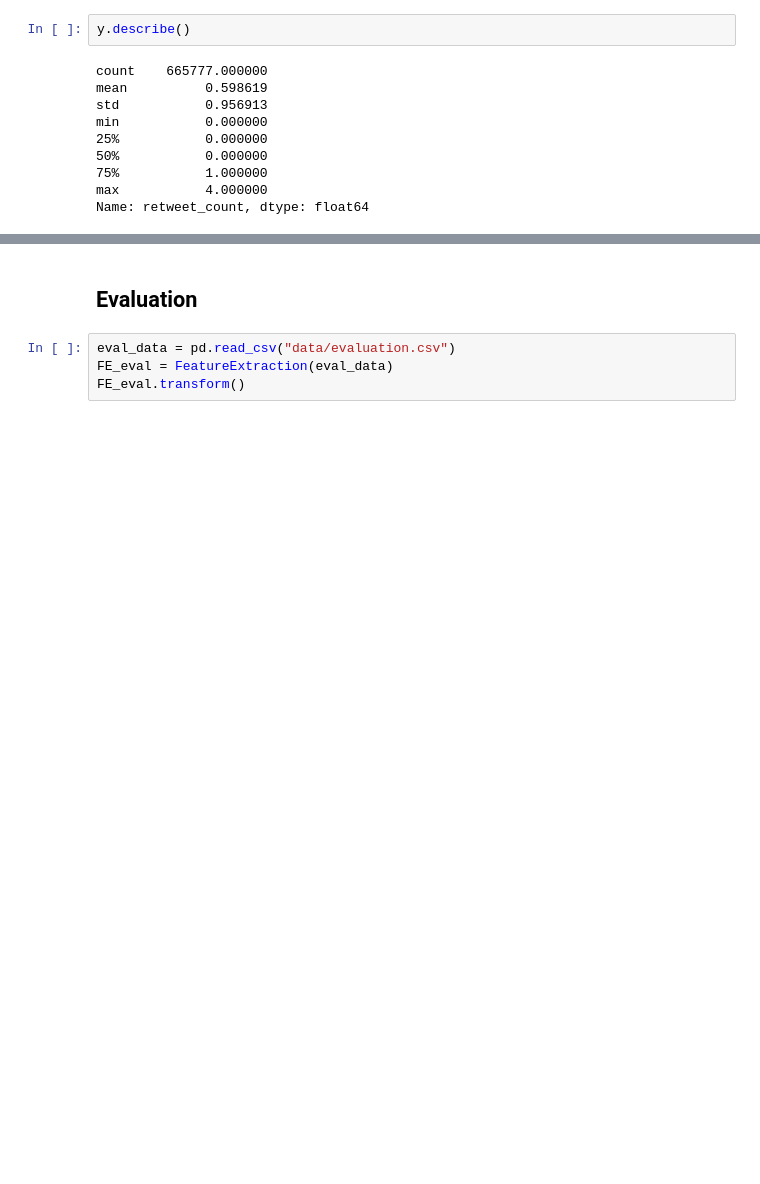
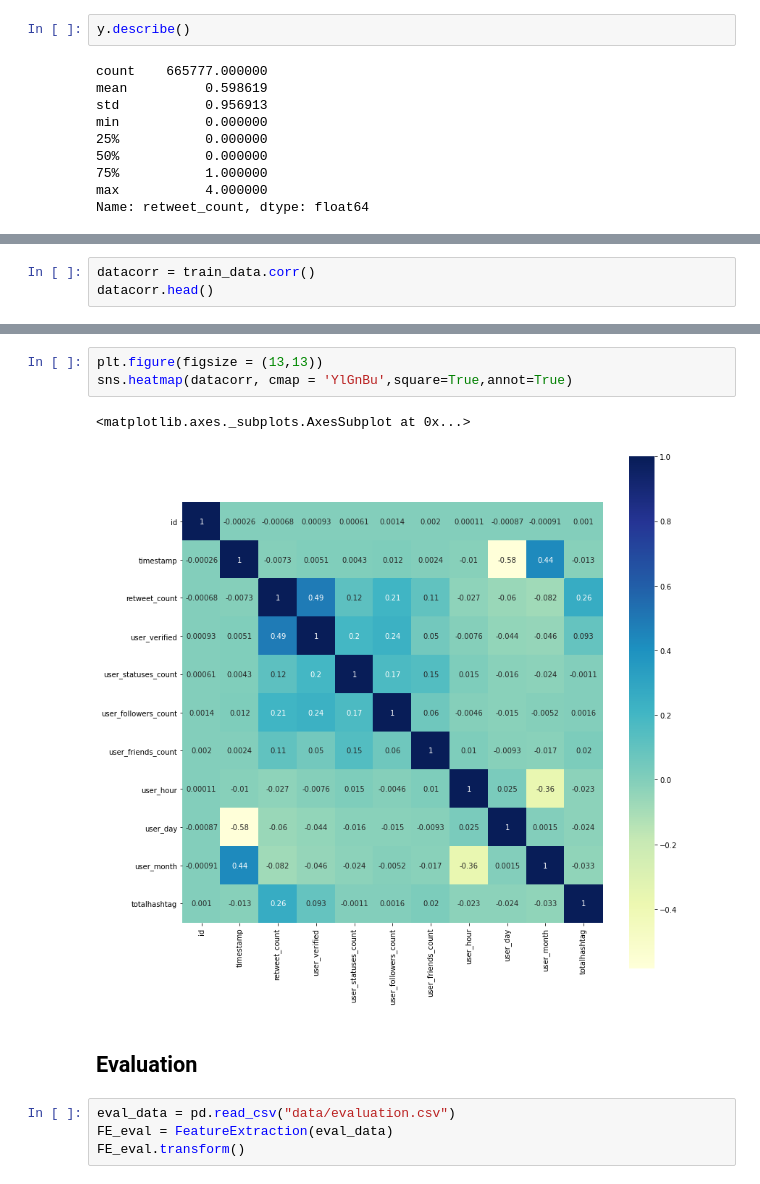
Before and after one commit to naomiehl/Covid19_RT_Prediction, a Jupyter notebook: baseline_naomie.ipynb, the cells around one changed output, grey strips where cells are left out. Drawn from its saved outputs; the diff is of its cells as text; blank space fills up the shorter version.

```diff
--- a/baseline_naomie.ipynb
+++ b/baseline_naomie.ipynb
@@ -140,0 +156,3 @@ Name: retweet_count, dtype: float64
+# %%
+datacorr = train_data.corr()
+datacorr.head()
@@ -141,3 +166,9 @@ Name: retweet_count, dtype: float64
+# %%
+plt.figure(figsize = (13,13))
+sns.heatmap(datacorr, cmap = 'YlGnBu',square=True,annot=True)
+# %% [output]
+<matplotlib.axes._subplots.AxesSubplot at 0x...>
+[figure, added]
 # %% [markdown]
 ## Evaluation
 # %%
```
Also changed, not shown: parts of 4 cells of this notebook.
